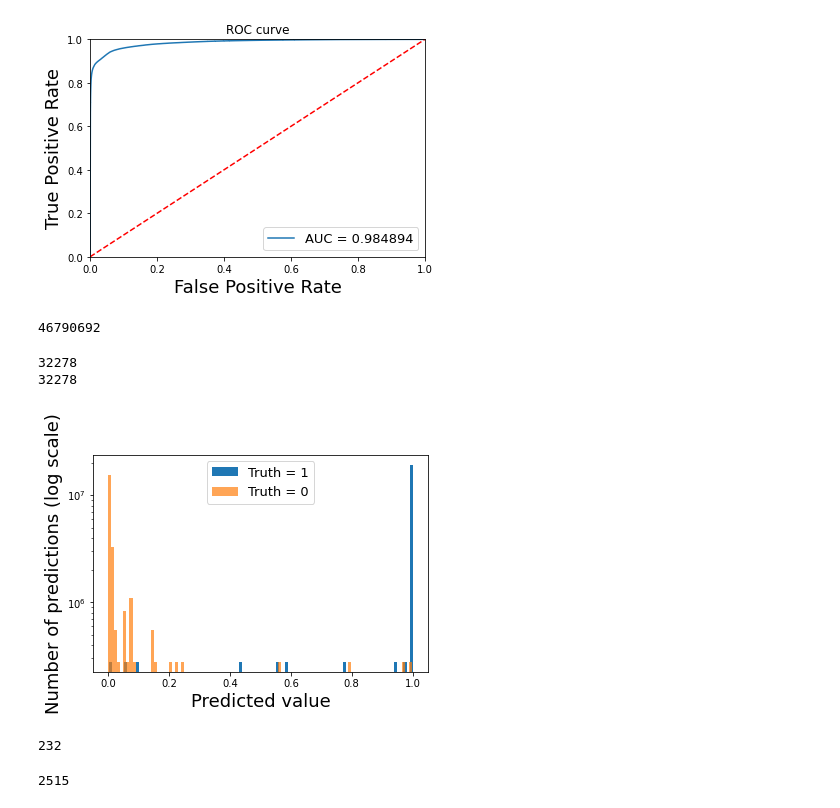
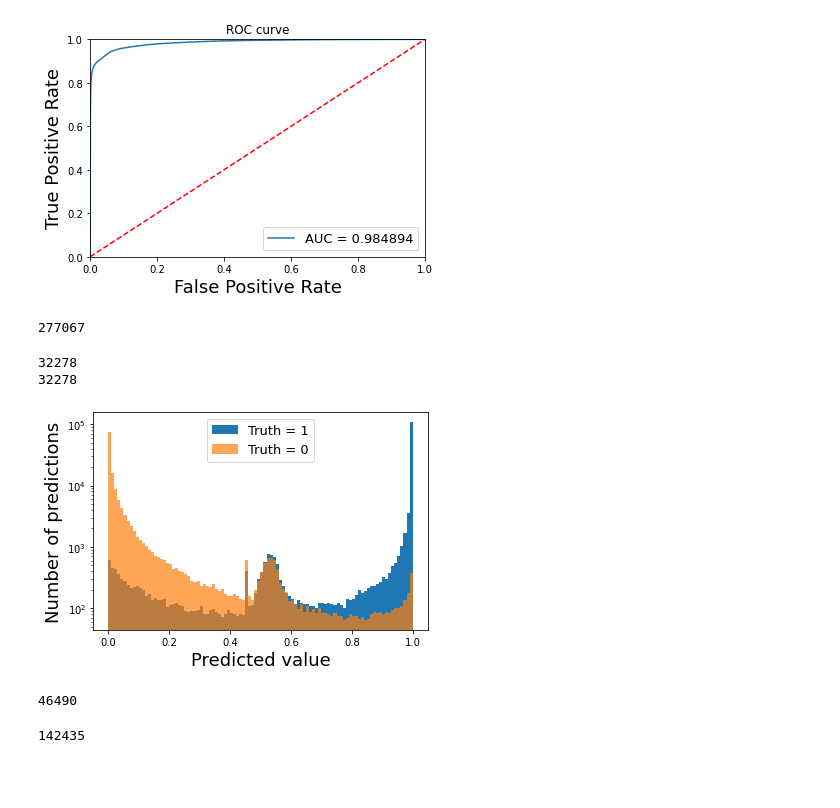
Before and after one commit to mariel-pettee/LCStudies, a Jupyter notebook: classifier/gnn_ming.ipynb, the cells around one changed output. Cells and saved outputs as stored; diff of their text form; code cells hidden in the pictures; blank space fills up the shorter version.

Commit message:
fix predictions graph

```diff
--- a/classifier/gnn_ming.ipynb
+++ b/classifier/gnn_ming.ipynb
@@ -725,9 +725,9 @@ plt.title("ROC curve");
 # %% [output]
 [figure]
 # %%
-len(np.array([x.numpy() for x in test_predictions]).flatten())
+len(np.array([x.numpy() for x in test_predictions2]).flatten())
 # %% [output]
-46790692
+277067
 # %%
 print(len(fpr))
 print(len(tpr))
@@ -735,19 +735,19 @@ print(len(tpr))
 32278
 32278
 # %%
-plt.hist(np.array([x.numpy() for x in test_predictions]).flatten()[np.array([x.numpy() for x in test_truth]).flatten() == 1], bins=100, label="Truth = 1")
-plt.hist(np.array([x.numpy() for x in test_predictions]).flatten()[np.array([x.numpy() for x in test_truth]).flatten() == 0], alpha=0.7, bins=100, label="Truth = 0")
+plt.hist(np.array([x.numpy() for x in test_predictions2]).flatten()[np.array([x.numpy() for x in test_truth2]).flatten() == 1], bins=100, label="Truth = 1")
+plt.hist(np.array([x.numpy() for x in test_predictions2]).flatten()[np.array([x.numpy() for x in test_truth2]).flatten() == 0], alpha=0.7, bins=100, label="Truth = 0")
 plt.yscale("log")
 plt.xlabel("Predicted value")
-plt.ylabel("Number of predictions (log scale)")
+plt.ylabel("Number of predictions")
 plt.legend();
 # %% [output]
-[figure, old version]
+[figure, new version]
 # %%
-len(np.unique(np.array([x.numpy() for x in test_predictions]).flatten()[np.array([x.numpy() for x in test_truth]).flatten() == 1]))
+len(np.unique(np.array([x.numpy() for x in test_predictions2]).flatten()[np.array([x.numpy() for x in test_truth2]).flatten() == 1]))
 # %% [output]
-232
+46490
 # %%
-len(np.unique(np.array([x.numpy() for x in test_predictions]).flatten()[np.array([x.numpy() for x in test_truth]).flatten() == 0]))
+len(np.unique(np.array([x.numpy() for x in test_predictions2]).flatten()[np.array([x.numpy() for x in test_truth2]).flatten() == 0]))
 # %% [output]
-2515
+142435
```
Also changed, not shown: parts of 4 cells of this notebook.
